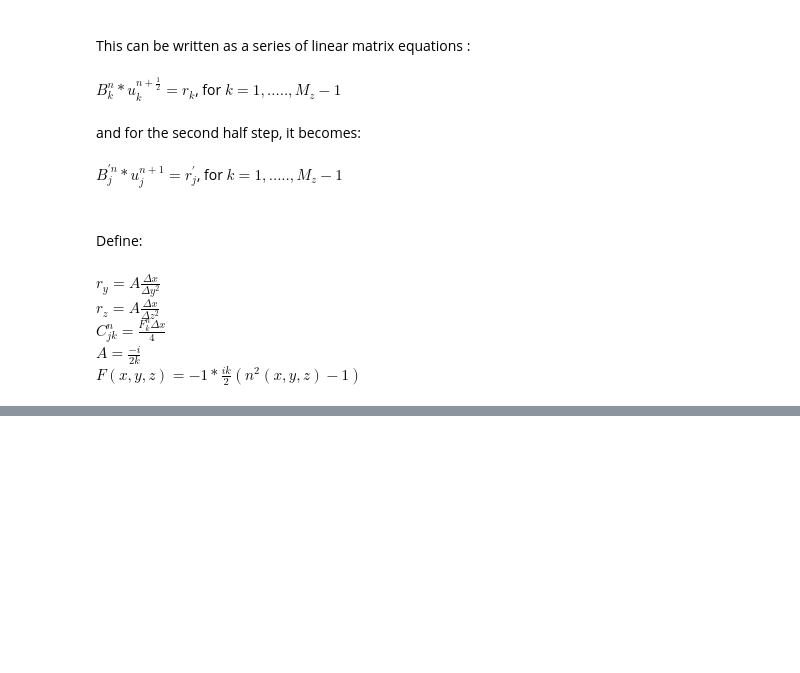
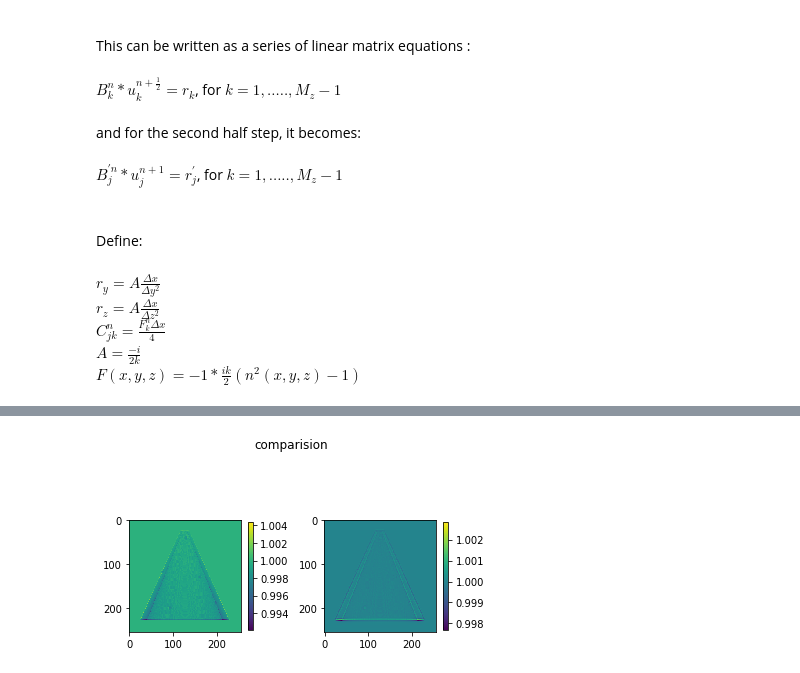
Before and after one commit to s-sajid-ali/xwp, a Jupyter notebook: finite_difference/2d/compare_ming/2d_fd_matter.ipynb, the cells around one changed output, grey strips where cells are left out. Drawn from its saved outputs; the diff is of its cells as text; code cells hidden in the pictures; blank space fills up the shorter version.

Commit message:
modified:   2d/compare_ming/.ipynb_checkpoints/2d_fd_matter-checkpoint.ipynb 	modified:   2d/compare_ming/2d_fd_matter.ipynb 	modified:   2d/compare_ming/ming_output.npy

```diff
--- a/finite_difference/2d/compare_ming/2d_fd_matter.ipynb
+++ b/finite_difference/2d/compare_ming/2d_fd_matter.ipynb
@@ -118,0 +121,13 @@ plt.show()
+# %%
+ming_out = np.load('ming_output.npy')
+
+fig,(ax1,ax2) = plt.subplots(1,2)
+im1 = ax1.imshow(np.abs(wave_history[-1,:,:]))
+fig.colorbar(im1, ax=ax1,shrink=0.5)
+im2 = ax2.imshow(np.abs(ming_out))
+fig.colorbar(im2, ax=ax2,shrink=0.5)
+fig.suptitle('comparision')
+fig.subplots_adjust(wspace=0.4)
+plt.show()
+# %% [output]
+[figure, added]
```
Also changed, not shown: parts of 6 cells of this notebook, 1 other file.
